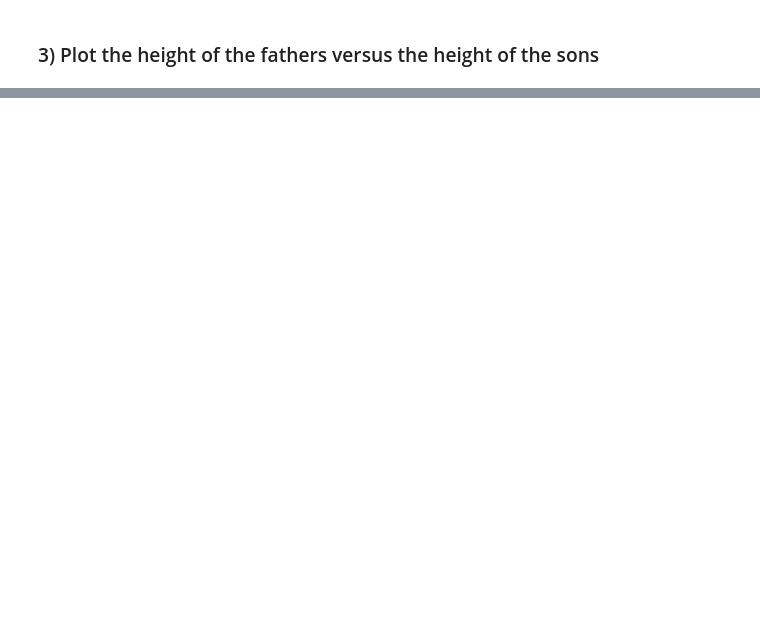
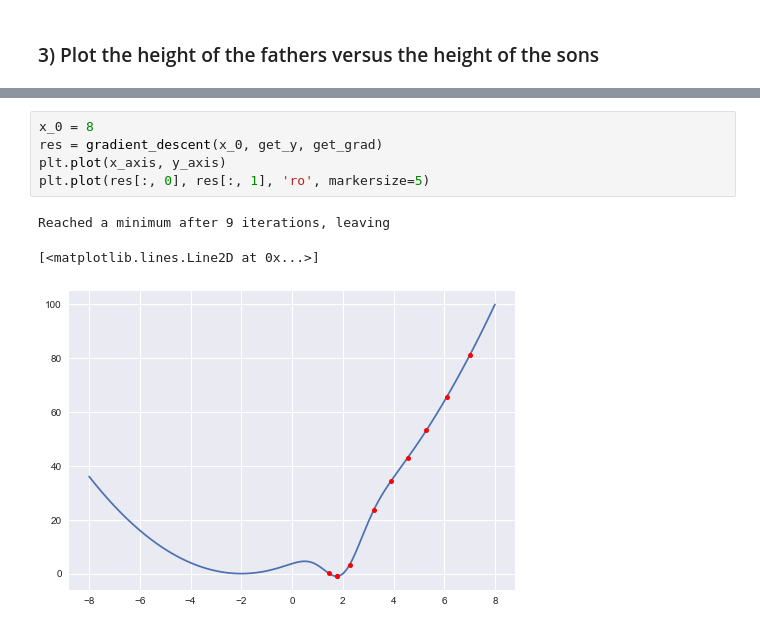
Before and after one commit to gomesfernanda/lxmls_lab, a Jupyter notebook: Lesson 0 - Python basics.ipynb, the cells around one changed output, grey strips where cells are left out. Saved outputs shown, nothing was run; the diff lists cells and outputs as text; blank space fills up the shorter version.

```diff
--- a/Lesson 0 - Python basics.ipynb
+++ b/Lesson 0 - Python basics.ipynb
@@ -179,0 +242,9 @@ plt.scatter(new_x_axis, new_y_axis)
+# %%
+x_0 = 8
+res = gradient_descent(x_0, get_y, get_grad)
+plt.plot(x_axis, y_axis)
+plt.plot(res[:, 0], res[:, 1], 'ro', markersize=5)
+# %% [output]
+Reached a minimum after 9 iterations, leaving
+[<matplotlib.lines.Line2D at 0x...>]
+[figure, added]
```
Also changed, not shown: parts of 13 cells of this notebook, 4 other files.
